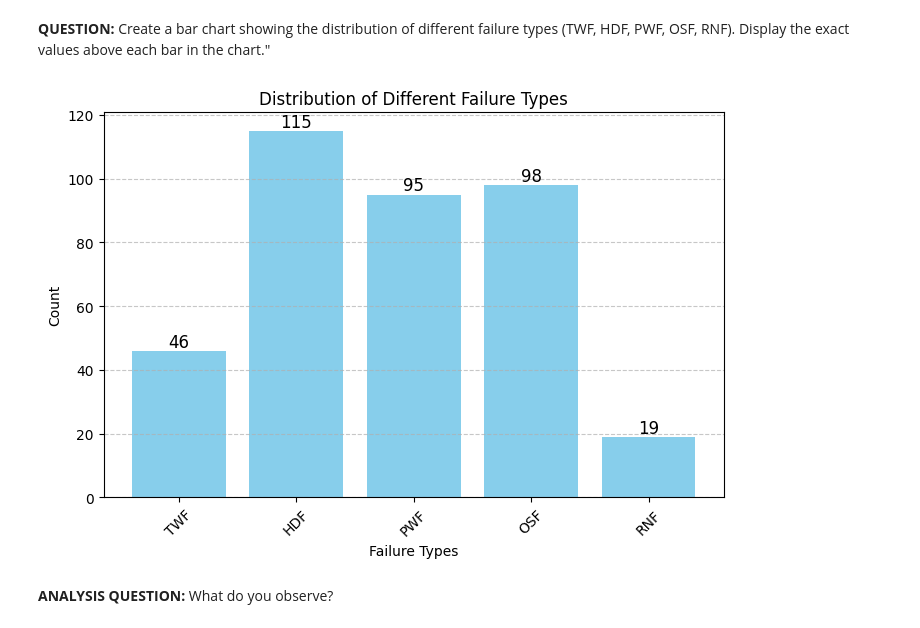
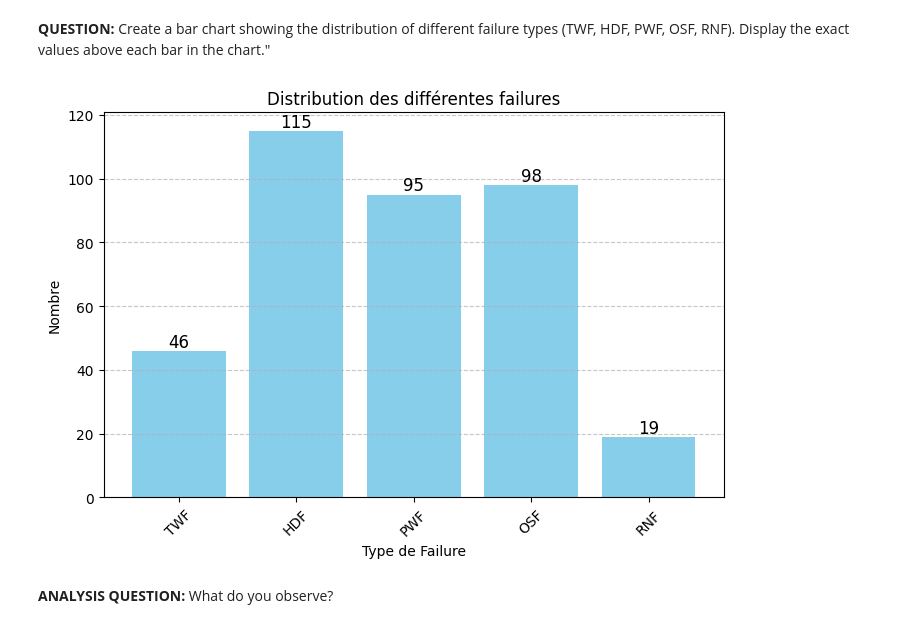
Before and after one commit to Poauline/IA_EMBARQUEE_Predictive_maintenance, a Jupyter notebook: TP_IA_EMBARQUEE.ipynb, the cells around one changed output. Saved outputs shown, nothing was run; the diff lists cells and outputs as text; code cells hidden in the pictures.

```diff
--- a/TP_IA_EMBARQUEE.ipynb
+++ b/TP_IA_EMBARQUEE.ipynb
@@ -87,28 +87,28 @@ Notre apprentissage risque donc d'être peu précis à cause d'une faible quanti
 # %%
 import pandas as pd
 import matplotlib.pyplot as plt
 
 dataset = pd.read_csv("ai4i2020.csv")
 
 failure_types = ['TWF', 'HDF', 'PWF', 'OSF', 'RNF']
 failure_counts = dataset[failure_types].sum()
 
 plt.figure(figsize=(8, 5))
 bars = plt.bar(failure_counts.index, failure_counts.values, color='skyblue')
 
 # value above each bar
 for bar in bars:
     plt.text(bar.get_x() + bar.get_width()/2, bar.get_height(),
              int(bar.get_height()), ha='center', va='bottom', fontsize=12)
 
-plt.xlabel("Failure Types")
-plt.ylabel("Count")
-plt.title("Distribution of Different Failure Types")
+plt.xlabel("Type de Failure")
+plt.ylabel("Nombre")
+plt.title("Distribution des différentes failures")
 plt.xticks(rotation=45)
 plt.grid(axis='y', linestyle='--', alpha=0.7)
 plt.show()
 # %% [output]
-[figure, old version]
+[figure, new version]
 # %% [markdown]
 **ANALYSIS QUESTION:** What do you observe?
 # %% [markdown]
```
Also changed, not shown: parts of 1 cell of this notebook.
